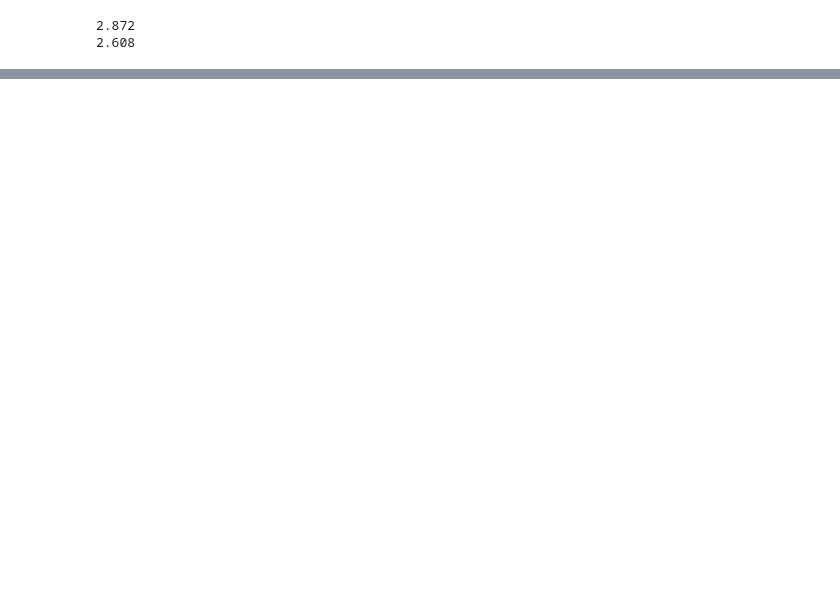
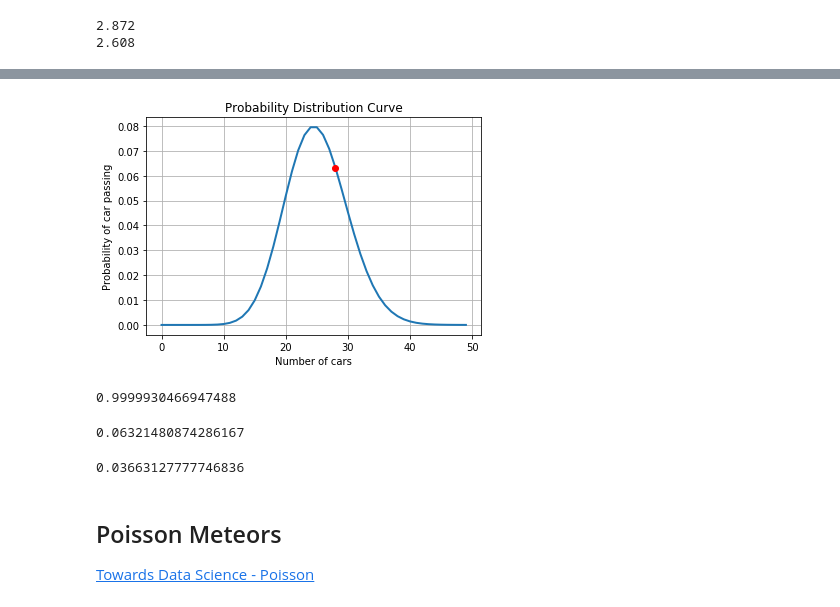
Before and after one commit to tblanarik/ThinkBayesPractice, a Jupyter notebook: ThinkBayesPractice.ipynb, the cells around one changed output, grey strips where cells are left out. Saved outputs shown, nothing was run; the diff lists cells and outputs as text; code cells hidden in the pictures; blank space fills up the shorter version.

```diff
--- a/ThinkBayesPractice.ipynb
+++ b/ThinkBayesPractice.ipynb
@@ -262,0 +286,21 @@ thinkplot.Pmf(diff)
+# %%
+import matplotlib.pyplot as plt
+plt.ylabel('Probability of car passing')
+plt.xlabel('Number of cars')
+plt.title('Probability Distribution Curve')
+arr = []
+rv = poisson(25)
+for num in range(0,50):
+ arr.append(rv.pmf(num))
+
+prob = rv.pmf(28)
+plt.grid(True)
+plt.plot(arr, linewidth=2.0)
+plt.plot([28], [prob], marker='o', markersize=6, color="red")
+plt.show()
+# %% [output]
+[figure, added]
+# %%
+sum([rv.pmf(i) for i in range(0,50)])
+# %% [output]
+0.9999930466947488
@@ -262,0 +309,12 @@ thinkplot.Pmf(diff)
+# %%
+tbRoadPmf.Prob(28)
+# %% [output]
+0.06321480874286167
+# %%
+2*math.exp(-2 * 2)
+# %% [output]
+0.03663127777746836
+# %% [markdown]
+## Poisson Meteors
+
+[Towards Data Science - Poisson](https://towardsdatascience.com/the-poisson-distribution-and-poisson-process-explained-4e2cb17d459)
```
Also changed, not shown: parts of 24 cells of this notebook, 1 other file.
